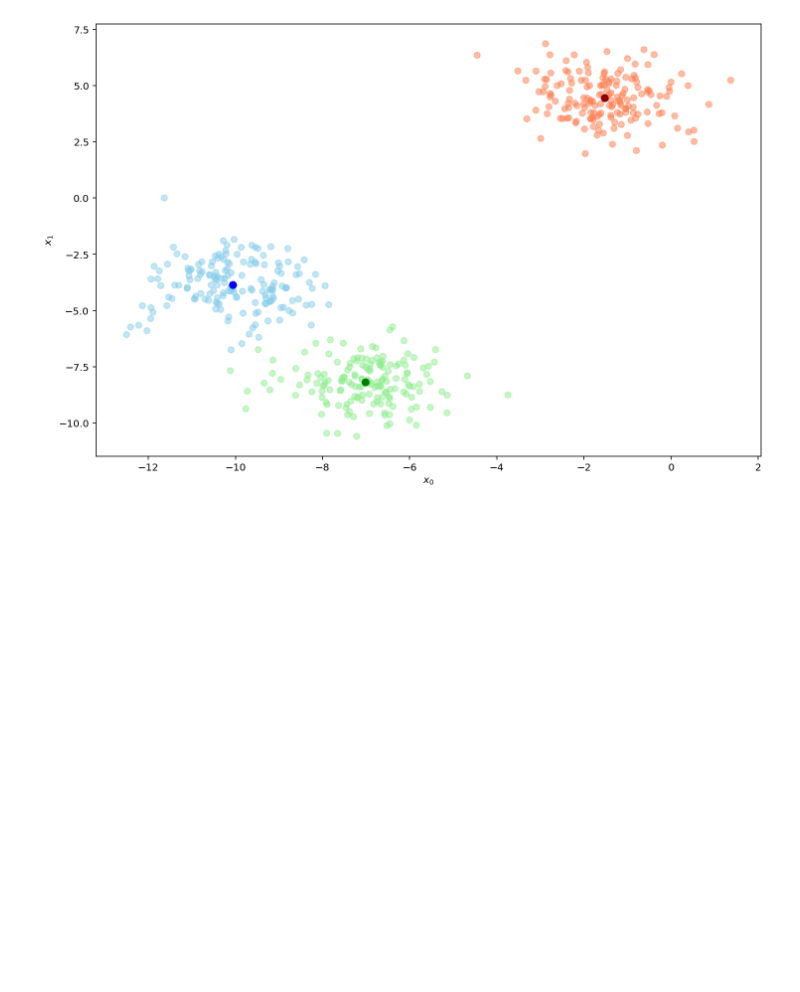
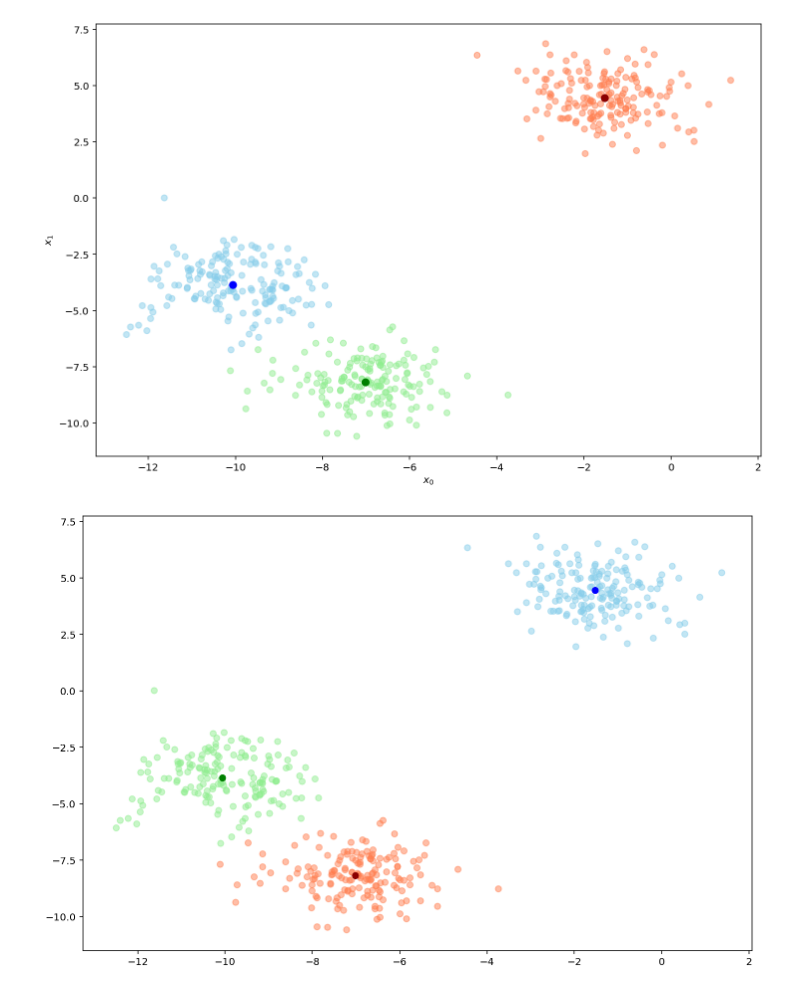
Before and after one commit to s10singh97/ML, a Jupyter notebook: 5Apr/KMeansClustering.ipynb, the cells around one changed output. Saved outputs shown, nothing was run; the diff lists cells and outputs as text; code cells hidden in the pictures; blank space fills up the shorter version.

Commit message:
Kmeans Clustering

```diff
--- a/5Apr/KMeansClustering.ipynb
+++ b/5Apr/KMeansClustering.ipynb
@@ -50,3 +50,39 @@ ax.set_xlabel('$x_0$')
 ax.set_ylabel('$x_1$');
 # %% [output]
 [figure]
+# %%
+# Comparing my model with results obtained from sklearn
+from sklearn.cluster import KMeans
+
+km = KMeans(n_clusters=3, init='random', n_init=10, max_iter=50, tol=1e-04, random_state=1)
+y_km = km.fit_predict(X)
+# %%
+# plot the 3 clusters
+plt.figure(figsize=(12,8))
+plt.scatter(
+    X[y_km == 0, 0], X[y_km == 0, 1],
+    c='skyblue',
+    marker='o', alpha=0.5
+)
+
+plt.scatter(
+    X[y_km == 1, 0], X[y_km == 1, 1],
+    c='coral',
+    marker='o', alpha=0.5
+)
+
+plt.scatter(
+    X[y_km == 2, 0], X[y_km == 2, 1],
+    c='lightgreen',
+    marker='o', alpha=0.5
+)
+
+# plot the centroids
+plt.scatter(
+    km.cluster_centers_[:, 0], km.cluster_centers_[:, 1],
+    c=['blue', 'darkred', 'green'],
+    marker='o'
+)
+plt.show()
+# %% [output]
+[figure, added]
```
